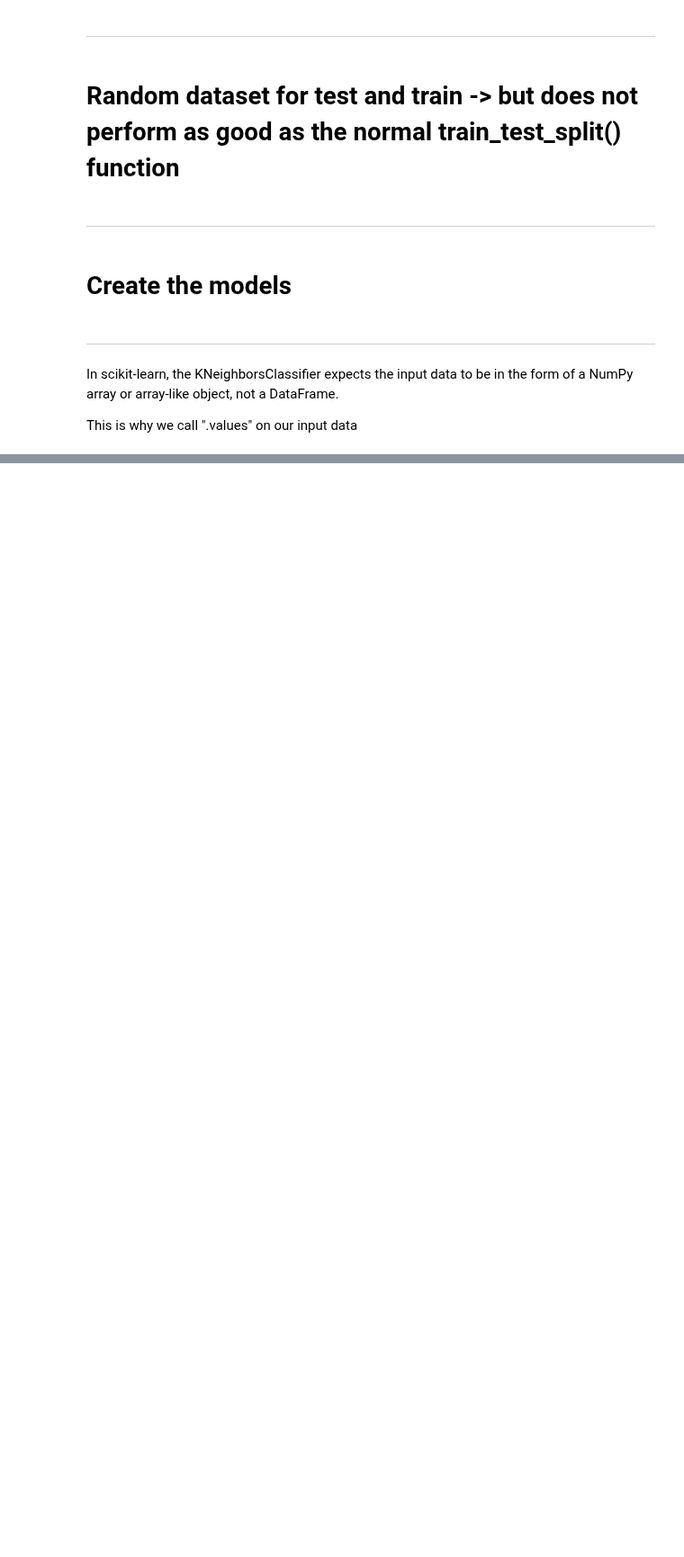
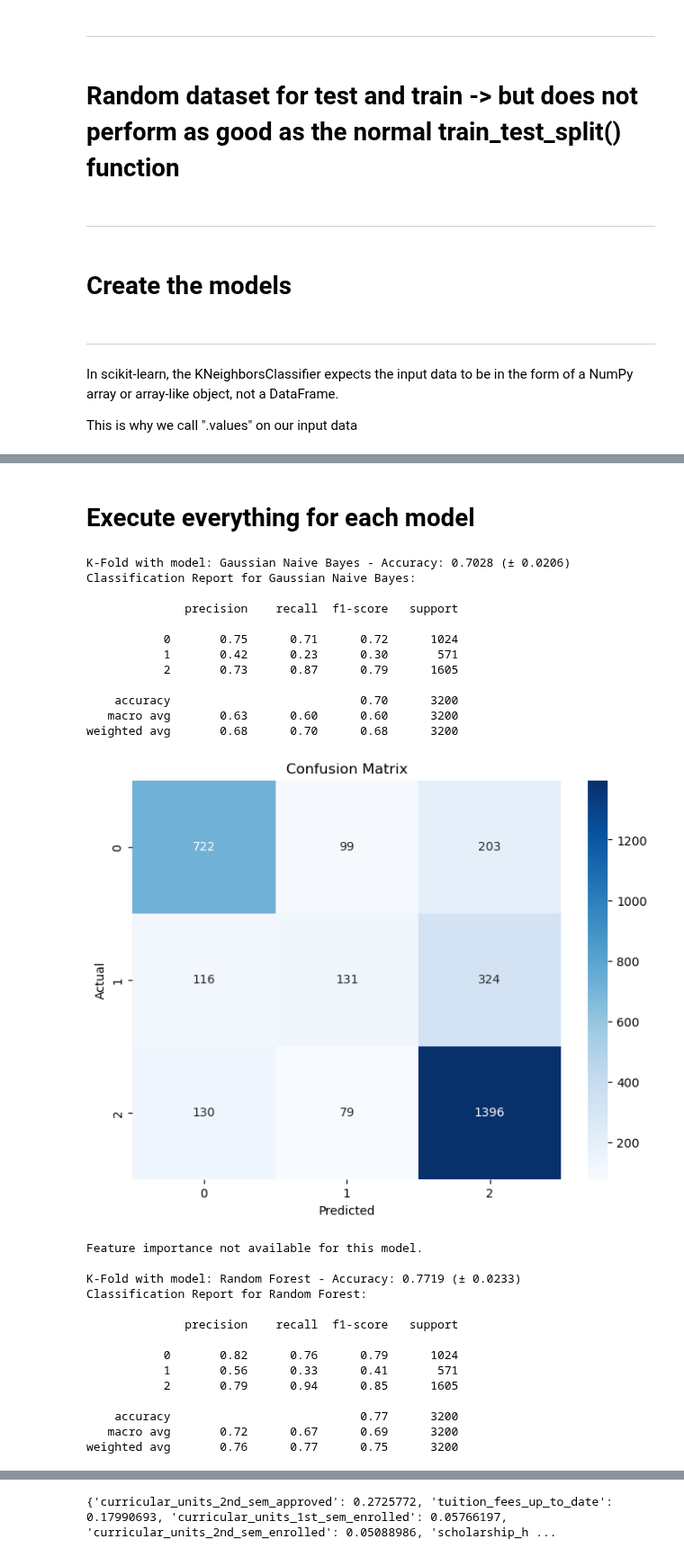
Before and after one commit to MarcoAigner/Machine-Learning-Practical, a Jupyter notebook: project_2/student_dropout.ipynb, the cells around one changed output, grey strips where cells are left out. Shown at 90% size. Drawn from its saved outputs; the diff is of its cells as text; code cells hidden in the pictures; blank space fills up the shorter version.

Commit message:
methods and all

```diff
--- a/project_2/student_dropout.ipynb
+++ b/project_2/student_dropout.ipynb
@@ -555,0 +405,9 @@ Model: XGBoost
+# %%
+def analyze_feature_importance(model, X_train):
+    feature_importance = model.feature_importances_
+    feature_dict = dict(zip(X_train.columns, feature_importance))
+
+    # Sort the dictionary by values in ascending order
+    sorted_dict = dict(sorted(feature_dict.items(), key=lambda item: item[1], reverse=True))
+    print(sorted_dict)
+    print("\n")
@@ -555,0 +420,26 @@ Model: XGBoost
+# %%
+from sklearn.model_selection import cross_val_score
+
+def train_and_evaluate_model(model, X_train, y_train, cv, labels):
+    try:
+        # Train the model
+        train_model(model, X_train, y_train)
+
+        # Perform K-fold cross-validation and get accuracy scores for each fold
+        cv_scores = cross_val_score(model, X_train.values, y_train.values, cv=cv, scoring='accuracy')
+        print(f"K-Fold with model: {model_name} - Accuracy: {np.mean(cv_scores):.4f} (± {np.std(cv_scores):.4f})")
+
+        conf_mat = cross_validate_model(model, X_train, y_train, cv)
+
+        if conf_mat is not None:
+            # Plot confusion matrix using seaborn
+            plot_confusion_matrix(conf_mat, labels)
+
+            # Check if the model has feature_importances_ attribute
+            if hasattr(model, 'feature_importances_'):
+                analyze_feature_importance(model, X_train)
+            else:
+                print("Feature importance not available for this model." + "\n")
+
+    except Exception as e:
+        print(f"Error while processing {model_name}: {e}")
@@ -555,0 +450,39 @@ Model: XGBoost
+# %% [markdown]
+# Execute everything for each model
+# %%
+num_folds = 10
+
+# Create a KFold object
+kf = KFold(n_splits=num_folds, shuffle=True, random_state=42)
+
+# Loop through your models and call the train_and_evaluate_model method
+for model_name, model in models.items():
+    train_and_evaluate_model(model, X_train, y_train, kf, sorted(final_dataframe["target"].unique()))
+# %% [output]
+K-Fold with model: Gaussian Naive Bayes - Accuracy: 0.7028 (± 0.0206)
+Classification Report for Gaussian Naive Bayes:
+
+              precision    recall  f1-score   support
+
+           0       0.75      0.71      0.72      1024
+           1       0.42      0.23      0.30       571
+           2       0.73      0.87      0.79      1605
+
+    accuracy                           0.70      3200
+   macro avg       0.63      0.60      0.60      3200
+weighted avg       0.68      0.70      0.68      3200
+[figure, added]
+Feature importance not available for this model.
+
+K-Fold with model: Random Forest - Accuracy: 0.7719 (± 0.0233)
+Classification Report for Random Forest:
+
+              precision    recall  f1-score   support
+
+           0       0.82      0.76      0.79      1024
+           1       0.56      0.33      0.41       571
+           2       0.79      0.94      0.85      1605
+
+    accuracy                           0.77      3200
+   macro avg       0.72      0.67      0.69      3200
+weighted avg       0.76      0.77      0.75      3200
@@ -555,0 +537 @@ Model: XGBoost
+{'curricular_units_2nd_sem_approved': 0.2725772, 'tuition_fees_up_to_date': 0.17990693, 'curricular_units_1st_sem_enrolled': 0.05766197, 'curricular_units_2nd_sem_enrolled': 0.05088986, 'scholarship_h ...
```
Also changed, not shown: parts of 40 cells of this notebook.
